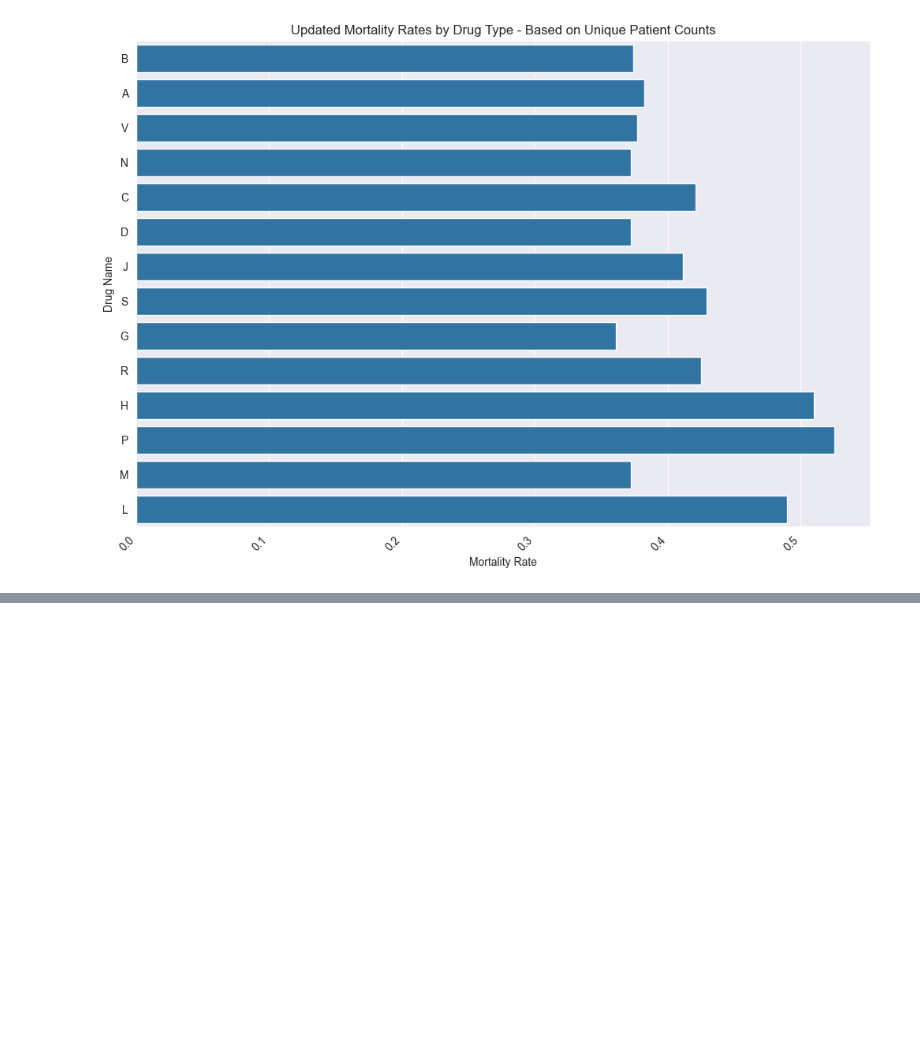
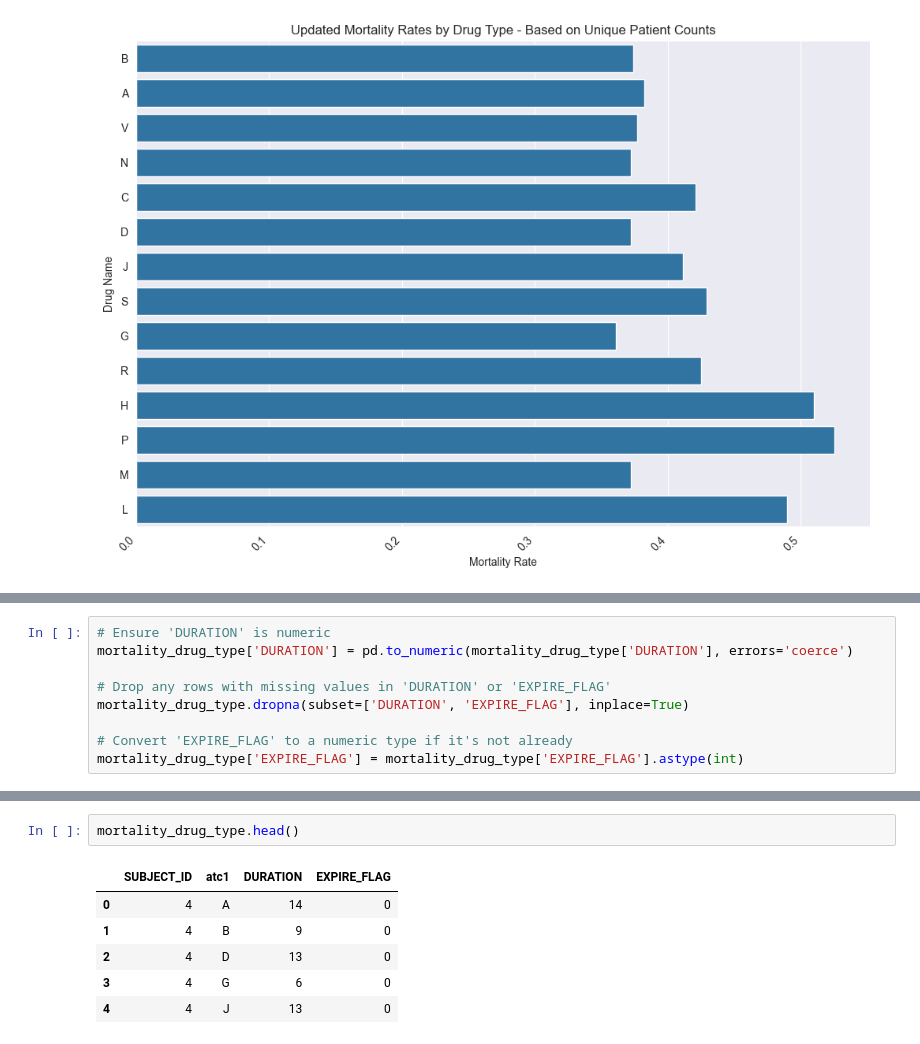
Before and after one commit to Math2130/MIMIC-III-Mortality-Analysis, a Jupyter notebook: VisualizationMedication.ipynb, the cells around one changed output, grey strips where cells are left out. Drawn from its saved outputs; the diff is of its cells as text; blank space fills up the shorter version.

```diff
--- a/VisualizationMedication.ipynb
+++ b/VisualizationMedication.ipynb
@@ -540,0 +519,9 @@ plt.show()
+# %%
+# Ensure 'DURATION' is numeric
+mortality_drug_type['DURATION'] = pd.to_numeric(mortality_drug_type['DURATION'], errors='coerce')
+
+# Drop any rows with missing values in 'DURATION' or 'EXPIRE_FLAG'
+mortality_drug_type.dropna(subset=['DURATION', 'EXPIRE_FLAG'], inplace=True)
+
+# Convert 'EXPIRE_FLAG' to a numeric type if it's not already
+mortality_drug_type['EXPIRE_FLAG'] = mortality_drug_type['EXPIRE_FLAG'].astype(int)
@@ -540,0 +546,9 @@ plt.show()
+# %%
+mortality_drug_type.head()
+# %% [output]
+|  | SUBJECT_ID | atc1 | DURATION | EXPIRE_FLAG |
+| 0 | 4 | A | 14 | 0 |
+| 1 | 4 | B | 9 | 0 |
+| 2 | 4 | D | 13 | 0 |
+| 3 | 4 | G | 6 | 0 |
+| 4 | 4 | J | 13 | 0 |
```
Also changed, not shown: parts of 21 cells of this notebook, 2 other files.
